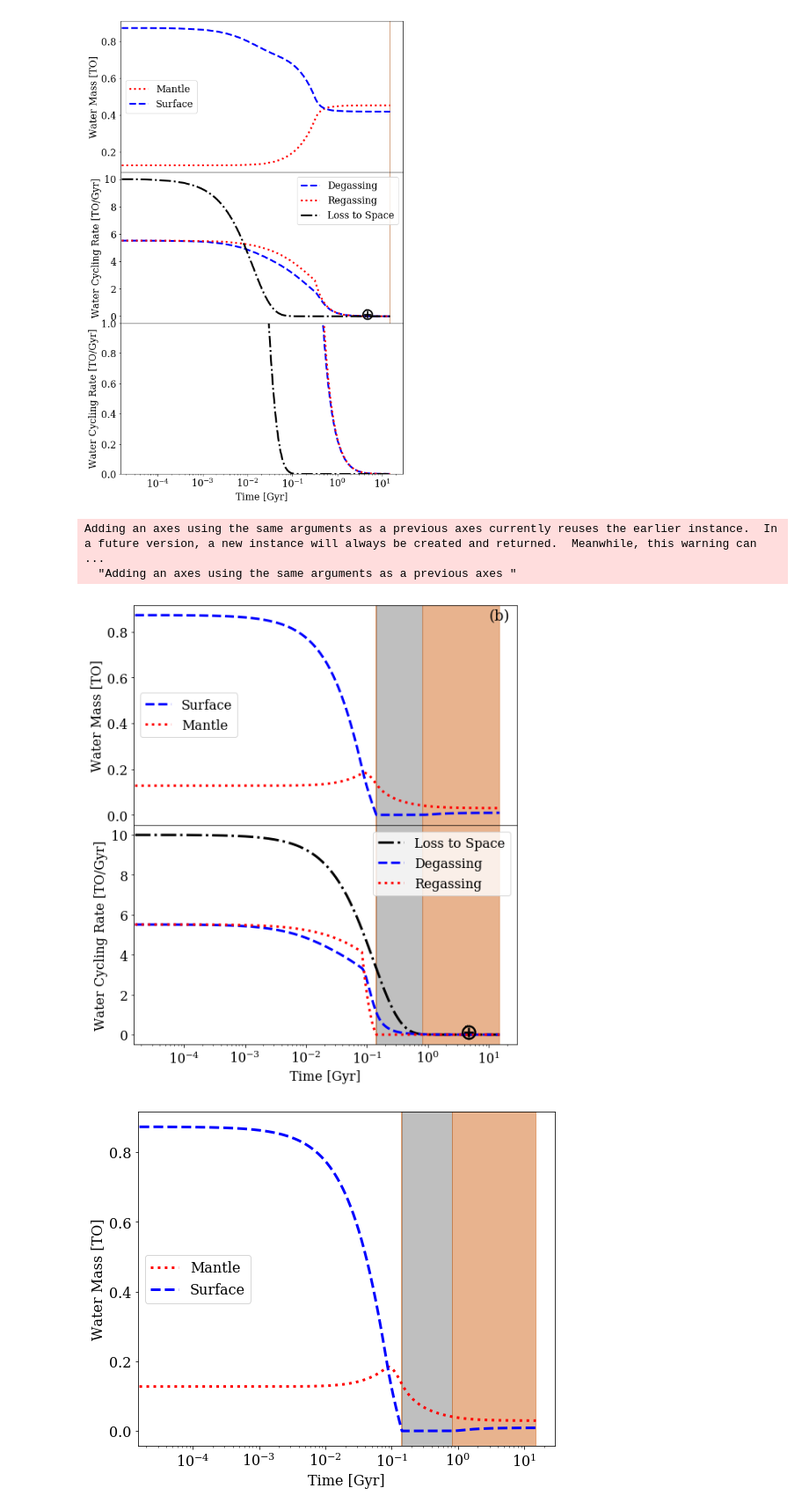
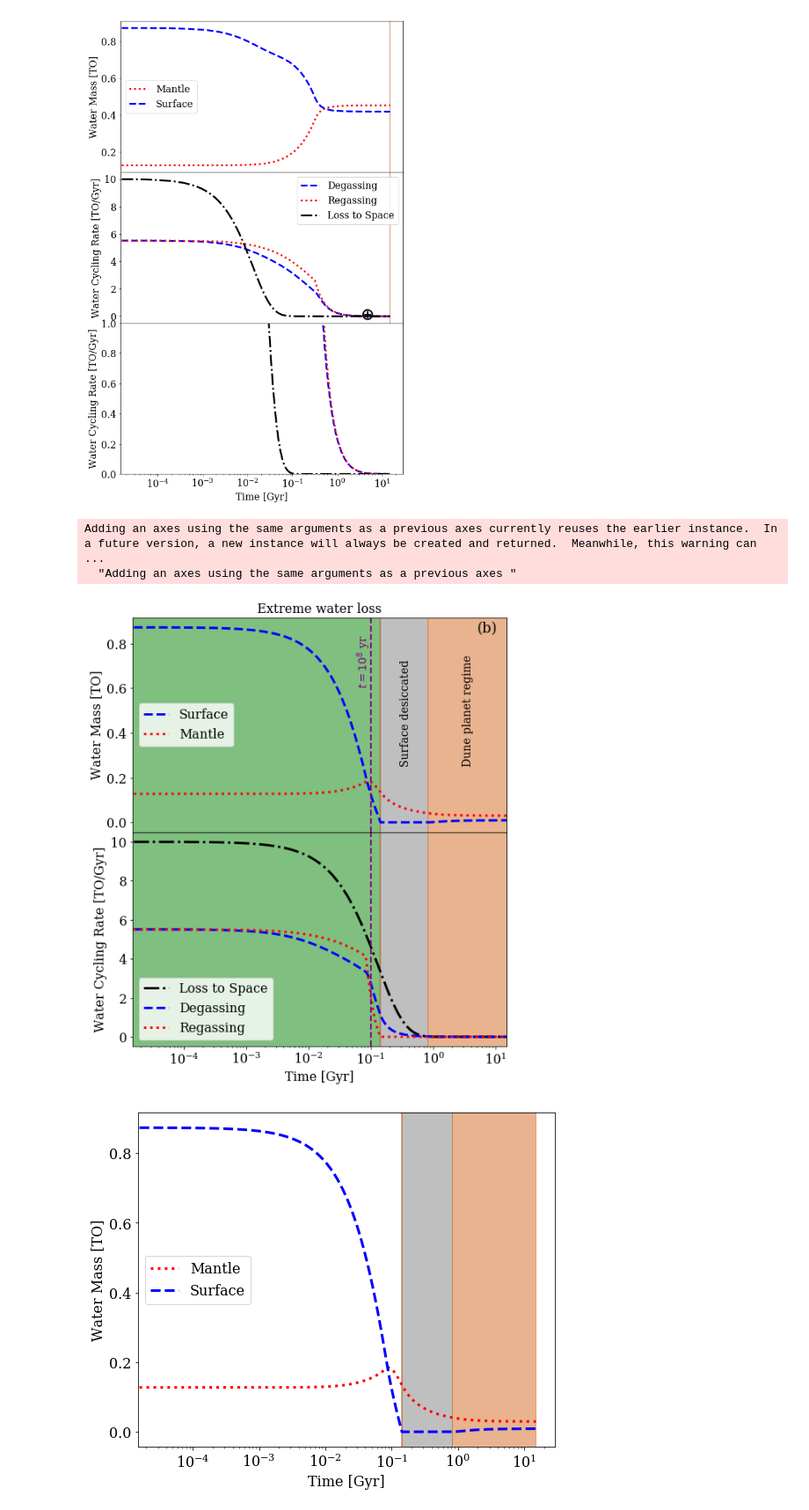
Before and after one commit to KeavinMoore/VolatileEscape-Proof-of-Concept-Model, a Jupyter notebook: ParameterSpace_Grid_SteadyState.ipynb, the cells around one changed output. Shown: that part at 88% size. Saved outputs shown, nothing was run; the diff lists cells and outputs as text; code cells hidden in the pictures.

```diff
--- a/ParameterSpace_Grid_SteadyState.ipynb
+++ b/ParameterSpace_Grid_SteadyState.ipynb
@@ -2465,6 +2465,11 @@ plt.semilogx(t_array_hyb/tau(M_E,params1,params2,params3)/year/1.0e9, (x_path_hy
 #plt.axhline(y=2.36, color='k', linestyle=':',linewidth=3,label=r'$x_{\oplus}$')
 #plt.axhline(y=1.4, color='k', linestyle='--',linewidth=3, label=r'$s_{\oplus}$')
 
+# FILL IN REGION WHERE IT IS EARTH-LIKE (Short)
+#plt.axvspan(1.5e-5,15.,alpha=0.5,color='green')
+
+# FILL IN REGION WHERE IT IS EARTH-LIKE(Extreme)
+plt.axvspan(1.5e-5,t_array_hyb[dune_first_idx_hyb]/tau(M_E,params1,params2,params3)/year/1.0e9,alpha=0.5,color='green')
 # FILL IN REGION WHERE IT FIRST BECOMES DUNE
 plt.axvspan(t_array_hyb[dune_first_idx_hyb]/tau(M_E,params1,params2,params3)/year/1.0e9, t_array_hyb[desiccated_idx_hyb]/tau(M_E,params1,params2,params3)/year/1.0e9, alpha=0.5, color='chocolate')
 #FILL-IN REGION WHERE IT IS DESICCATED
@@ -2477,14 +2482,33 @@ plt.axvspan(t_array_hyb[recover_idx_hyb]/tau(M_E,params1,params2,params3)/year/1
 #plt.semilogx(t_array_hyb*2.22, M_hydr_hyb/1000./1.0e18, linewidth=3, color='b', linestyle='-', label='Hydrated Layer')
 
 # Label for putting figures side-by-side in paper.
-plt.text(10., 0.85, '(b)', fontsize=18)
+# Short loss
+#plt.text(5., 0.85, '(a)', fontsize=18)
+# Extreme loss
+plt.text(5., 0.85, '(b)', fontsize=18)
+
+# Vertical line indicating tau_loss.
+# Short loss
+#plt.axvline(x=1.0e-2, color='purple', linestyle='--', linewidth=2)
+#plt.text(0.9e-2, 0.4, r'$t = 10^7$ yr', color='purple', rotation=90, rotation_mode='anchor', fontsize=14)
+#Arrow pointing at wiggle in surface water, short loss
+#plt.annotate("", xy=(1.5e-1, 0.7), xytext=(1.0, 0.7), arrowprops=dict(facecolor='magenta', edgecolor='magenta', shrink=0.))
+#plt.text(1.15, 0.69, 'wiggle', color='magenta', fontsize=16)
+# Extreme loss
+plt.axvline(x=1.0e-1, color='purple', linestyle='--', linewidth=2)
+plt.text(0.9e-1, 0.6, r'$t = 10^8$ yr', color='purple', rotation=90, rotation_mode='anchor', fontsize=14)
+#Text labelling the surface water regimes.
+plt.text(4.0e-1, 0.25, 'Surface desiccated', color='k', rotation=90, rotation_mode='anchor', fontsize=14)
+plt.text(4.0, 0.25, 'Dune planet regime', color='k', rotation=90, rotation_mode='anchor', fontsize=14)
 
 plt.xlabel('Time [Gyr]', fontsize=16)
-#plt.xlim([1.0e-4,15.])
+plt.xlim([1.5e-5,15.])
 #plt.ylabel(r'Water Mass [$10^{21}$ kg]', fontsize=16)
 plt.ylabel('Water Mass [TO]', fontsize=16)
 plt.legend(loc='center left', fontsize=16)
 #plt.legend(bbox_to_anchor=(0.18, 1.0), ncol=2, fontsize=16)
+#plt.title('Short water loss', fontsize=16)
+plt.title('Extreme water loss', fontsize=16)
 
 dr_conv = (L_MOR(M_E)*(0.1/year)*x_h*rho_c*chi*d_hE)*year #[kg/yr]
 mol_yr_conv = (3153600./0.01801528) # convert [kg/s] to [mol/yr]
@@ -2494,37 +2518,50 @@ exa_gyr_conv = 1. #(3153600.*1.0e9/(1000.*1.0e18)) # convert [kg/s] to [exatons/
 ax = plt.subplot(2,1,2)
 plt.semilogx(t_array_hyb/tau(M_E,params1,params2,params3)/year/1.0e9, (rate_mult_hyb*loss_path_hyb[water_idx, factor_idx, time_idx, :]*dr_conv/1.4e21*1.0e9), linewidth=3, color='k', linestyle='-.', label='Loss to Space')
 plt.semilogx(t_array_hyb/tau(M_E,params1,params2,params3)/year/1.0e9, (rate_mult_hyb*degas_path_hyb[water_idx, factor_idx, time_idx, :]*dr_conv/1.4e21*1.0e9), linewidth=3, color='b', linestyle='--', label='Degassing')
 plt.semilogx(t_array_hyb/tau(M_E,params1,params2,params3)/year/1.0e9, (rate_mult_hyb*regas_path_hyb[water_idx, factor_idx, time_idx, :]*dr_conv/1.4e21*1.0e9), linewidth=3, color='r', linestyle=':', label='Regassing')
 #plt.axvline(x=t_array_hyb[dg_off_idx_hyb]/tau(M_E,params1,params2,params3)/year/1.0e9, color='g', linestyle='-.', linewidth=3, label='Degassing Stops')
 #plt.axvline(x=t_array_hyb[desiccated_idx_hyb]/tau(M_E,params1,params2,params3)/year/1.0e9, color='purple', linewidth=3, label='Regassing Stops')
 
 #PRESENT-DAY EARTH DEGASSING AND REGASSING
 #plt.plot(4.5, 1.8e12/1.4e21*1.0e9, color='r', marker='$\oplus$', markersize=20, markeredgewidth=0.4) #regassing
 #plt.errorbar(4.5, 1.8e12/1.4e21*1.0e9, yerr=1.1e12/(1.4e21*1.0e9), ecolor='r', capsize=5) #regassing uncertainty
 #plt.plot(4.5, 2.0e11/1.4e21*1.0e9, color='b', marker='$\oplus$', markersize=20, markeredgewidth=0.4) #degassing
 #They overlap for extreme loss, even with error bars --- use a single black marker.
-plt.plot(4.5, 2.0e11/1.4e21*1.0e9, color='k', marker='$\oplus$', markersize=20, markeredgewidth=0.4) #degassing
+#plt.plot(4.5, 2.0e11/1.4e21*1.0e9, color='k', marker='$\oplus$', markersize=22, markeredgewidth=0.005) #degassing
 
+# FILL IN REGION WHERE IT IS EARTH-LIKE (Short)
+#plt.axvspan(1.5e-5,15.,alpha=0.5,color='green')
+
+# FILL IN REGION WHERE IT IS EARTH-LIKE(Extreme)
+plt.axvspan(1.5e-5,t_array_hyb[dune_first_idx_hyb]/tau(M_E,params1,params2,params3)/year/1.0e9,alpha=0.5,color='green')
 # FILL IN REGION WHERE IT FIRST BECOMES DUNE
 plt.axvspan(t_array_hyb[dune_first_idx_hyb]/tau(M_E,params1,params2,params3)/year/1.0e9, t_array_hyb[desiccated_idx_hyb]/tau(M_E,params1,params2,params3)/year/1.0e9, alpha=0.5, color='chocolate')
 #FILL-IN REGION WHERE IT IS DESICCATED
 plt.axvspan(t_array_hyb[desiccated_idx_hyb]/tau(M_E,params1,params2,params3)/year/1.0e9, t_array_hyb[recover_idx_hyb]/tau(M_E,params1,params2,params3)/year/1.0e9, alpha=0.5, color='grey')
 # FILL IN REGION WHERE IT IS A DUNE PLANET
 plt.axvspan(t_array_hyb[recover_idx_hyb]/tau(M_E,params1,params2,params3)/year/1.0e9, t_array_hyb[dune_idx_hyb]/tau(M_E,params1,params2,params3)/year/1.0e9, alpha=0.5, color='chocolate')
 
+# Vertical line indicating tau_loss.
+# Short loss
+#plt.axvline(x=1.0e-2, color='purple', linestyle='--', linewidth=2)
+###plt.text(1.0e-3, 3.5, r'$t = 10^7$ yr', color='purple', fontsize=14)
+# Extreme loss
+plt.axvline(x=1.0e-1, color='purple', linestyle='--', linewidth=2)
+###plt.text(0.9e-1, 7, r'$t = 10^8$ yr', color='purple', rotation=90, rotation_mode='anchor', fontsize=14)
+
 plt.xlabel('Time [Gyr]', fontsize=16)
-#plt.xlim([1.0e-4,15.])
+plt.xlim([1.5e-5,15.])
 #plt.ylabel(r'Water Cycling Rate [$10^{14}$ kg/yr]', fontsize=16)
 plt.ylabel('Water Cycling Rate [TO/Gyr]', fontsize=16)
-plt.legend(loc='upper right', fontsize=16)
+plt.legend(loc='lower left', fontsize=16)
 #plt.legend(bbox_to_anchor=(0.05, 1.0), ncol=2, fontsize=16)
 
 #plt.savefig('Param_space_hyb_model_cycling_exploss_2panel.pdf', bbox_inches='tight')
 #plt.savefig('Param_space_hyb_model_cycling_extremeloss_2panel.pdf', bbox_inches='tight')
 # %% [output]
 Adding an axes using the same arguments as a previous axes currently reuses the earlier instance.  In a future version, a new instance will always be created and returned.  Meanwhile, this warning can ...
   "Adding an axes using the same arguments as a previous axes "
-[figure, old version]
+[figure, new version]
 # %%
 # ONE PANEL -- just show evolution of reservoirs over time
 # Good for talks!
```
Also changed, not shown: parts of 2 cells of this notebook.
